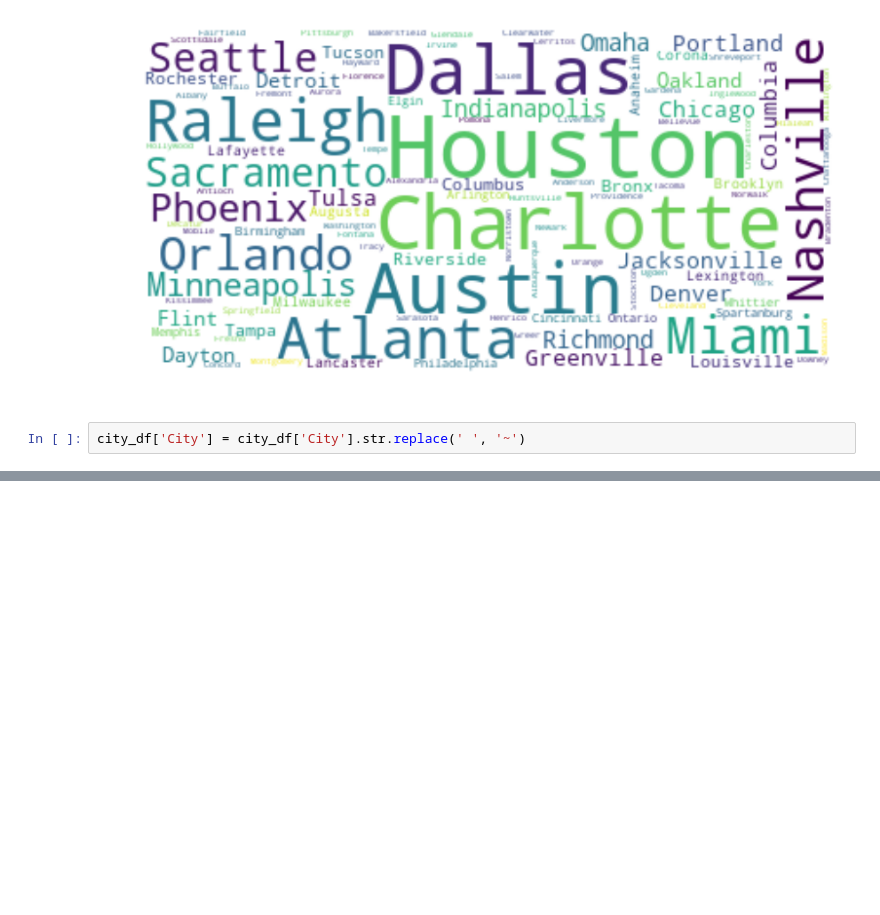
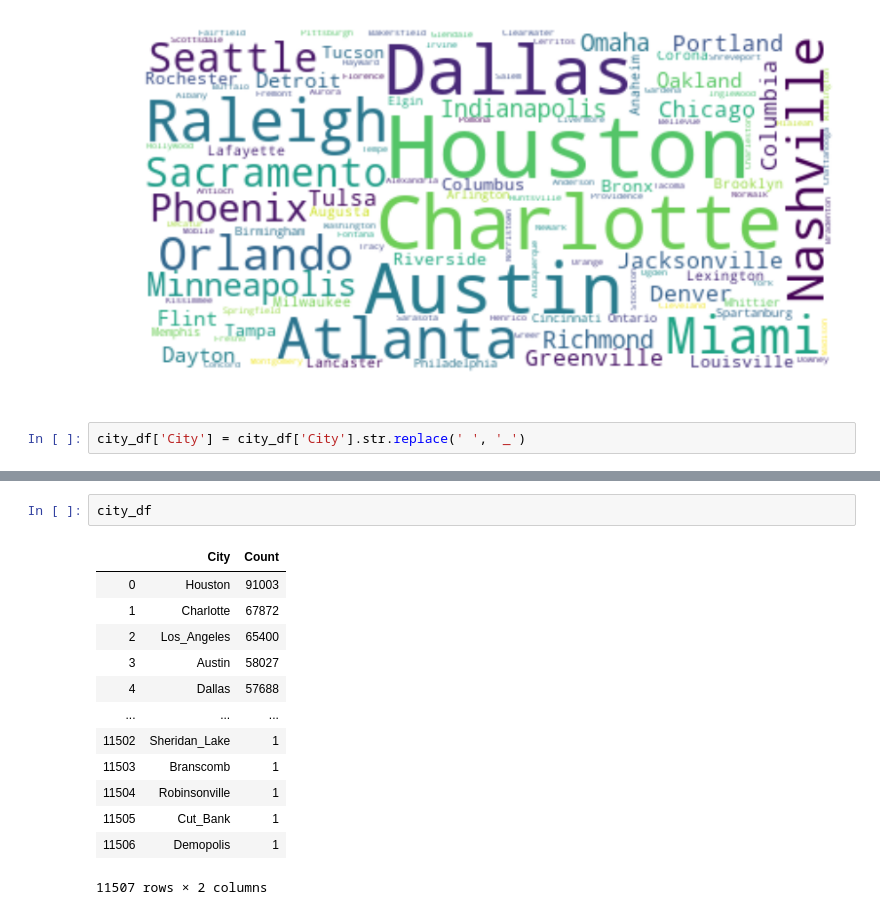
Before and after one commit to mpayumo/accident-severity-us, a Jupyter notebook: accidents-4-dummies-features.ipynb, the cells around one changed output, grey strips where cells are left out. Cells and saved outputs as stored; diff of their text form; blank space fills up the shorter version.

```diff
--- a/accidents-4-dummies-features.ipynb
+++ b/accidents-4-dummies-features.ipynb
@@ -172,7 +172,7 @@ plt.show()
 # %% [output]
 [figure]
 # %%
-city_df['City'] = city_df['City'].str.replace(' ', '~')
+city_df['City'] = city_df['City'].str.replace(' ', '_')
 # %%
 city_df.sample(10)
 # %% [output]
@@ -218,0 +223,16 @@ plt.show()
+# %%
+city_df
+# %% [output]
+|  | City | Count |
+| 0 | Houston | 91003 |
+| 1 | Charlotte | 67872 |
+| 2 | Los_Angeles | 65400 |
+| 3 | Austin | 58027 |
+| 4 | Dallas | 57688 |
+| ... | ... | ... |
+| 11502 | Sheridan_Lake | 1 |
+| 11503 | Branscomb | 1 |
+| 11504 | Robinsonville | 1 |
+| 11505 | Cut_Bank | 1 |
+| 11506 | Demopolis | 1 |
+11507 rows × 2 columns
```
Also changed, not shown: parts of 5 cells of this notebook.
